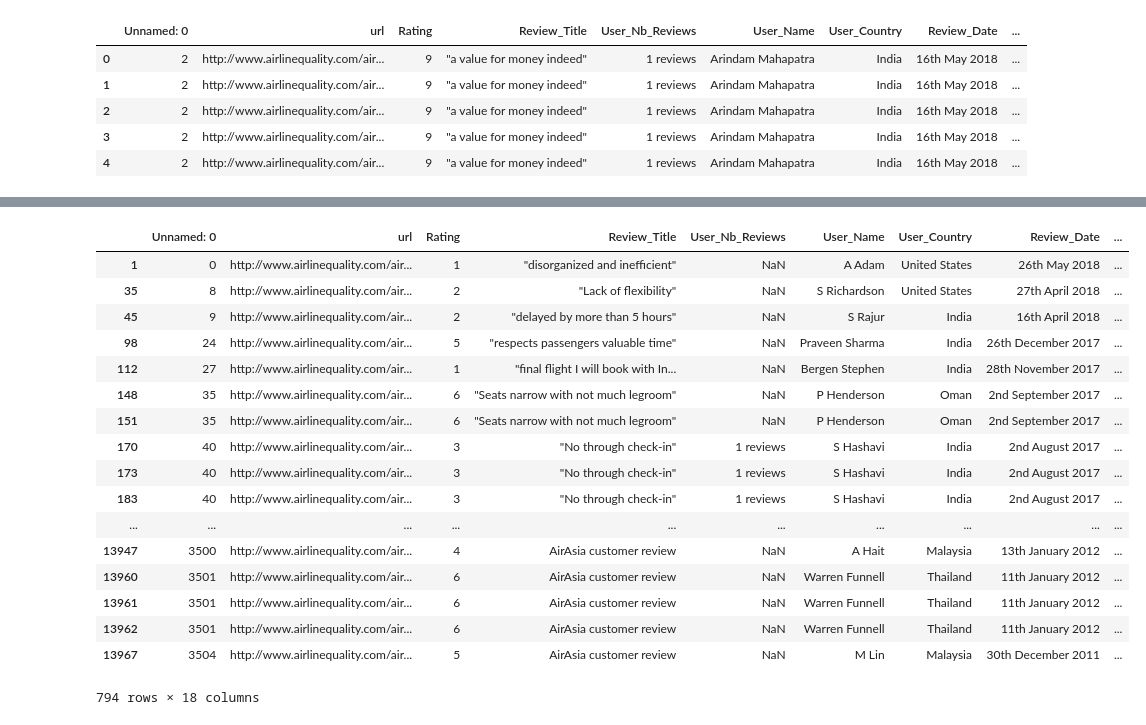
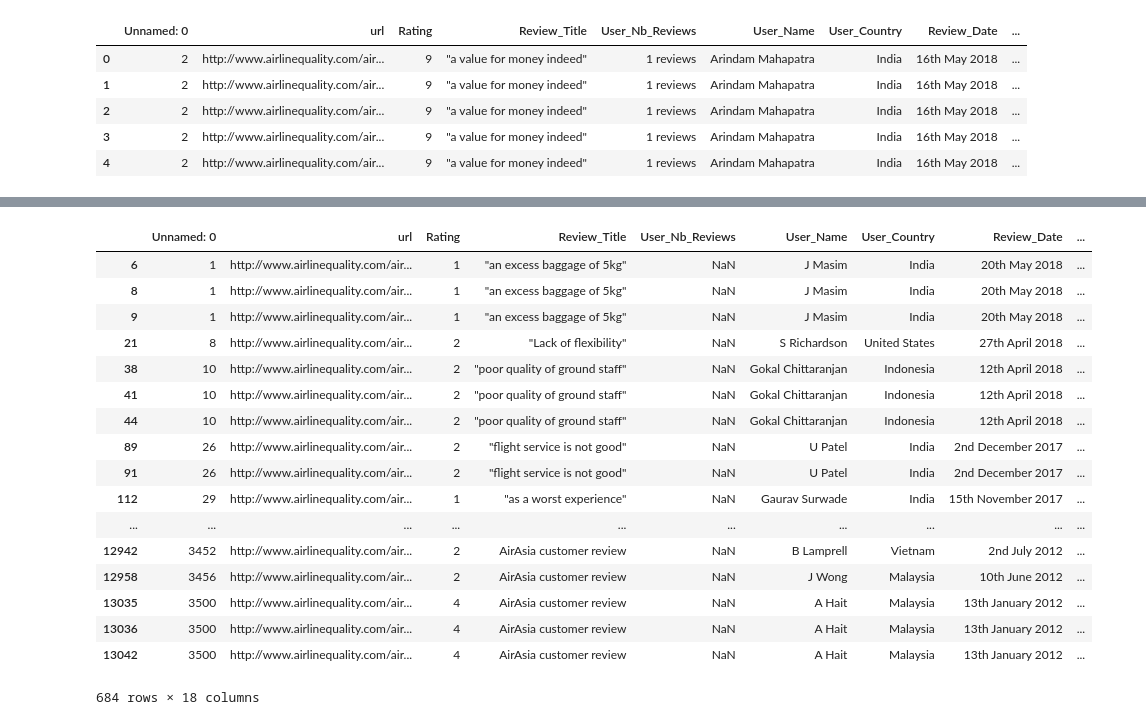
Before and after one commit to viralrathod/airline_review_insight, a Jupyter notebook: dcal_word_embeddings.ipynb, the cells around one changed output, grey strips where cells are left out. Cells and saved outputs as stored; diff of their text form; code cells hidden in the pictures.

```diff
--- a/dcal_word_embeddings.ipynb
+++ b/dcal_word_embeddings.ipynb
@@ -260,8 +260,11 @@ model_indigo_neg.wv.most_similar(positive="seat")
 def sen2vec(sentence, model) :
     sentence_vec = np.array(np.repeat(0.0, 200))
     for word in sentence:
-        word_vec = np.array(model[word])
-        sentence_vec += word_vec
+        try:
+            word_vec = np.array(model[word])
+            sentence_vec += word_vec
+        except KeyError:
+            continue
     return sentence_vec / len(sentence)
 # %%
 indigo_neg_sen["avg_sen_vec"] = indigo_neg_sen["tokennized_review_sen"].apply(lambda sentence: sen2vec(sentence, model_indigo_neg))
@@ -298,7 +301,8 @@ model_ryanair_neg.wv.most_similar(positive="staff")
 # %%
-
-df_neg = dcal[dcal["Recommended"]=="no"]
-df_pos = dcal[dcal["Recommended"]=="yes"]
+# dcal["Review_Title"] = dcal["Review_Title"].str.slice(1,-1)
+# dcal["Review_Text_Clean"] = dcal["Review_Title"].astype(str) + "." + dcal["Review_Text_Clean"].astype(str)
+df_neg = dcal[dcal["Rating"]<5 ]
+df_pos = dcal[dcal["Rating"]>5]
 df_pos = (df_pos.set_index(df_pos.columns.drop('Review_Text_Clean',1).tolist()).Review_Text_Clean.str.split('.', expand=True).stack().reset_index().rename(columns={0:'Review_Text_Clean'}).loc[:, df_pos.columns])
 df_pos = df_pos[(df_pos["Review_Text_Clean"] != "") & (df_pos["Review_Text_Clean"] != " ") & (df_pos["Review_Text_Clean"] != None)]
 
@@ -314,7 +318,7 @@ df_neg.head()
 | 5 | 1 | http://www.airlinequality.com/air... | 1 | "an excess baggage of 5kg" | NaN | J Masim | India | 20th May 2018 | ... |
 # %%
 def remove_custom_stopwords(df_row):
-    stopwords = ["time", "airport", "plane", "flight", "flights", "airline", "airlines", "we", "the", "they", "it", "ryanair", "easyjet", "southwest", "indigo", "spicejet", "airasia"]
+    stopwords = ["this", "fly", "flying", "flew", "then", "that", "how", "said", "airport", "plane", "flight", "flights", "airline", "airlines", "we", "the", "they", "it", "ryanair", "easyjet", "southwest", "indigo", "spicejet", "airasia"]
     cleansed_sentence = []
     for word in df_row:
         if word not in stopwords:
@@ -420,7 +424,7 @@ array([[-0.11544057,  0.02325762,  0.08861124, ...,  0.00703811,
 # %%
 from nltk.cluster import KMeansClusterer, cosine_distance
 
-clusterer = KMeansClusterer(10, cosine_distance, 7)
+clusterer = KMeansClusterer(7, cosine_distance, 7)
 clusters = clusterer.cluster(X_neg, True, trace=True)
 df_neg["cluster"] = clusters
 df_neg["cluster"].value_counts()
@@ -866,22 +774,22 @@ Name: words, Length: 1778, dtype: int64
 # %%
-df_neg[df_neg["cluster"] == 2]
+df_neg[df_neg["cluster"] == 6]
 # %% [output]
 |  | Unnamed: 0 | url | Rating | Review_Title | User_Nb_Reviews | User_Name | User_Country | Review_Date | ... |
-| 1 | 0 | http://www.airlinequality.com/air... | 1 | "disorganized and inefficient" | NaN | A Adam | United States | 26th May 2018 | ... |
-| 35 | 8 | http://www.airlinequality.com/air... | 2 | "Lack of flexibility" | NaN | S Richardson | United States | 27th April 2018 | ... |
-| 45 | 9 | http://www.airlinequality.com/air... | 2 | "delayed by more than 5 hours" | NaN | S Rajur | India | 16th April 2018 | ... |
-| 98 | 24 | http://www.airlinequality.com/air... | 5 | "respects passengers valuable time" | NaN | Praveen Sharma | India | 26th December 2017 | ... |
-| 112 | 27 | http://www.airlinequality.com/air... | 1 | "final flight I will book with In... | NaN | Bergen Stephen | India | 28th November 2017 | ... |
-| 148 | 35 | http://www.airlinequality.com/air... | 6 | "Seats narrow with not much legroom" | NaN | P Henderson | Oman | 2nd September 2017 | ... |
-| 151 | 35 | http://www.airlinequality.com/air... | 6 | "Seats narrow with not much legroom" | NaN | P Henderson | Oman | 2nd September 2017 | ... |
-| 170 | 40 | http://www.airlinequality.com/air... | 3 | "No through check-in" | 1 reviews | S Hashavi | India | 2nd August 2017 | ... |
-| 173 | 40 | http://www.airlinequality.com/air... | 3 | "No through check-in" | 1 reviews | S Hashavi | India | 2nd August 2017 | ... |
-| 183 | 40 | http://www.airlinequality.com/air... | 3 | "No through check-in" | 1 reviews | S Hashavi | India | 2nd August 2017 | ... |
+| 6 | 1 | http://www.airlinequality.com/air... | 1 | "an excess baggage of 5kg" | NaN | J Masim | India | 20th May 2018 | ... |
+| 8 | 1 | http://www.airlinequality.com/air... | 1 | "an excess baggage of 5kg" | NaN | J Masim | India | 20th May 2018 | ... |
+| 9 | 1 | http://www.airlinequality.com/air... | 1 | "an excess baggage of 5kg" | NaN | J Masim | India | 20th May 2018 | ... |
+| 21 | 8 | http://www.airlinequality.com/air... | 2 | "Lack of flexibility" | NaN | S Richardson | United States | 27th April 2018 | ... |
+| 38 | 10 | http://www.airlinequality.com/air... | 2 | "poor quality of ground staff" | NaN | Gokal Chittaranjan | Indonesia | 12th April 2018 | ... |
+| 41 | 10 | http://www.airlinequality.com/air... | 2 | "poor quality of ground staff" | NaN | Gokal Chittaranjan | Indonesia | 12th April 2018 | ... |
+| 44 | 10 | http://www.airlinequality.com/air... | 2 | "poor quality of ground staff" | NaN | Gokal Chittaranjan | Indonesia | 12th April 2018 | ... |
+| 89 | 26 | http://www.airlinequality.com/air... | 2 | "flight service is not good" | NaN | U Patel | India | 2nd December 2017 | ... |
+| 91 | 26 | http://www.airlinequality.com/air... | 2 | "flight service is not good" | NaN | U Patel | India | 2nd December 2017 | ... |
+| 112 | 29 | http://www.airlinequality.com/air... | 1 | "as a worst experience" | NaN | Gaurav Surwade | India | 15th November 2017 | ... |
 | ... | ... | ... | ... | ... | ... | ... | ... | ... | ... |
-| 13947 | 3500 | http://www.airlinequality.com/air... | 4 | AirAsia customer review | NaN | A Hait | Malaysia | 13th January 2012 | ... |
-| 13960 | 3501 | http://www.airlinequality.com/air... | 6 | AirAsia customer review | NaN | Warren Funnell | Thailand | 11th January 2012 | ... |
-| 13961 | 3501 | http://www.airlinequality.com/air... | 6 | AirAsia customer review | NaN | Warren Funnell | Thailand | 11th January 2012 | ... |
-| 13962 | 3501 | http://www.airlinequality.com/air... | 6 | AirAsia customer review | NaN | Warren Funnell | Thailand | 11th January 2012 | ... |
-| 13967 | 3504 | http://www.airlinequality.com/air... | 5 | AirAsia customer review | NaN | M Lin | Malaysia | 30th December 2011 | ... |
+| 12942 | 3452 | http://www.airlinequality.com/air... | 2 | AirAsia customer review | NaN | B Lamprell | Vietnam | 2nd July 2012 | ... |
+| 12958 | 3456 | http://www.airlinequality.com/air... | 2 | AirAsia customer review | NaN | J Wong | Malaysia | 10th June 2012 | ... |
+| 13035 | 3500 | http://www.airlinequality.com/air... | 4 | AirAsia customer review | NaN | A Hait | Malaysia | 13th January 2012 | ... |
+| 13036 | 3500 | http://www.airlinequality.com/air... | 4 | AirAsia customer review | NaN | A Hait | Malaysia | 13th January 2012 | ... |
+| 13042 | 3500 | http://www.airlinequality.com/air... | 4 | AirAsia customer review | NaN | A Hait | Malaysia | 13th January 2012 | ... |
-794 rows × 18 columns
+684 rows × 18 columns
 # %%
```
Also changed, not shown: parts of 36 cells of this notebook.
